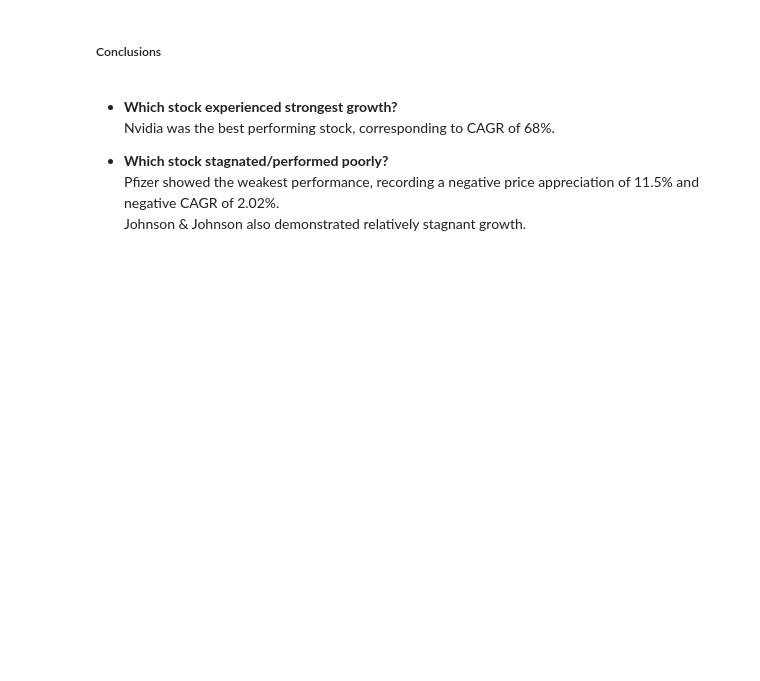
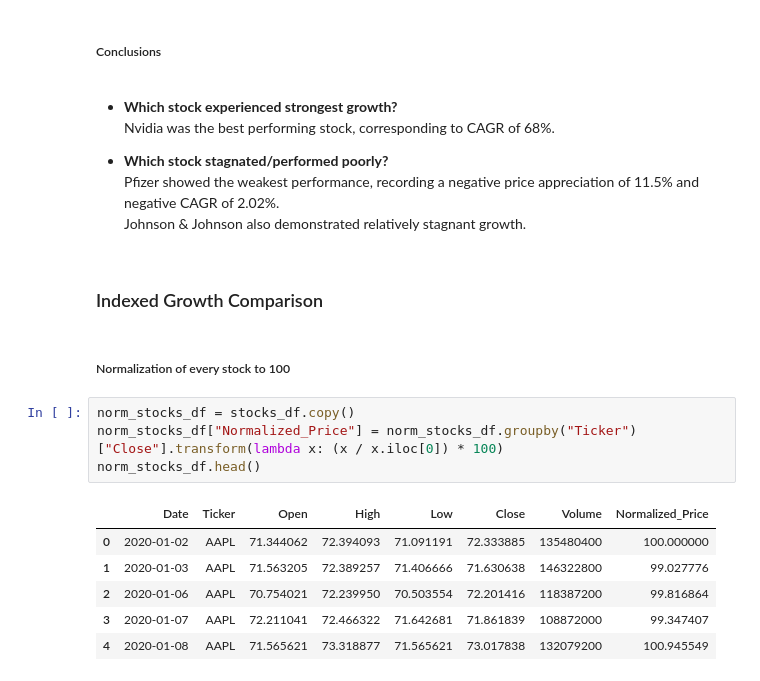
Before and after one commit to vaibhavpandeyprayag/investment-portfolio-analytics, a Jupyter notebook: notebooks/02_exploratory_data_analysis.ipynb, the cells around one changed output. Saved outputs shown, nothing was run; the diff lists cells and outputs as text; blank space fills up the shorter version.

```diff
--- a/notebooks/02_exploratory_data_analysis.ipynb
+++ b/notebooks/02_exploratory_data_analysis.ipynb
@@ -179,3 +179,18 @@ Nvidia was the best performing stock, corresponding to CAGR of 68%.
 - **Which stock stagnated/performed poorly?**
 Pfizer showed the weakest performance, recording a negative price appreciation of 11.5% and negative CAGR of 2.02%.
 Johnson & Johnson also demonstrated relatively stagnant growth.
+# %% [markdown]
+### Indexed Growth Comparison
+# %% [markdown]
+##### Normalization of every stock to 100
+# %%
+norm_stocks_df = stocks_df.copy()
+norm_stocks_df["Normalized_Price"] = norm_stocks_df.groupby("Ticker")["Close"].transform(lambda x: (x / x.iloc[0]) * 100)
+norm_stocks_df.head()
+# %% [output]
+|  | Date | Ticker | Open | High | Low | Close | Volume | Normalized_Price |
+| 0 | 2020-01-02 | AAPL | 71.344062 | 72.394093 | 71.091191 | 72.333885 | 135480400 | 100.000000 |
+| 1 | 2020-01-03 | AAPL | 71.563205 | 72.389257 | 71.406666 | 71.630638 | 146322800 | 99.027776 |
+| 2 | 2020-01-06 | AAPL | 70.754021 | 72.239950 | 70.503554 | 72.201416 | 118387200 | 99.816864 |
+| 3 | 2020-01-07 | AAPL | 72.211041 | 72.466322 | 71.642681 | 71.861839 | 108872000 | 99.347407 |
+| 4 | 2020-01-08 | AAPL | 71.565621 | 73.318877 | 71.565621 | 73.017838 | 132079200 | 100.945549 |
```
Also changed, not shown: parts of 7 cells of this notebook.
